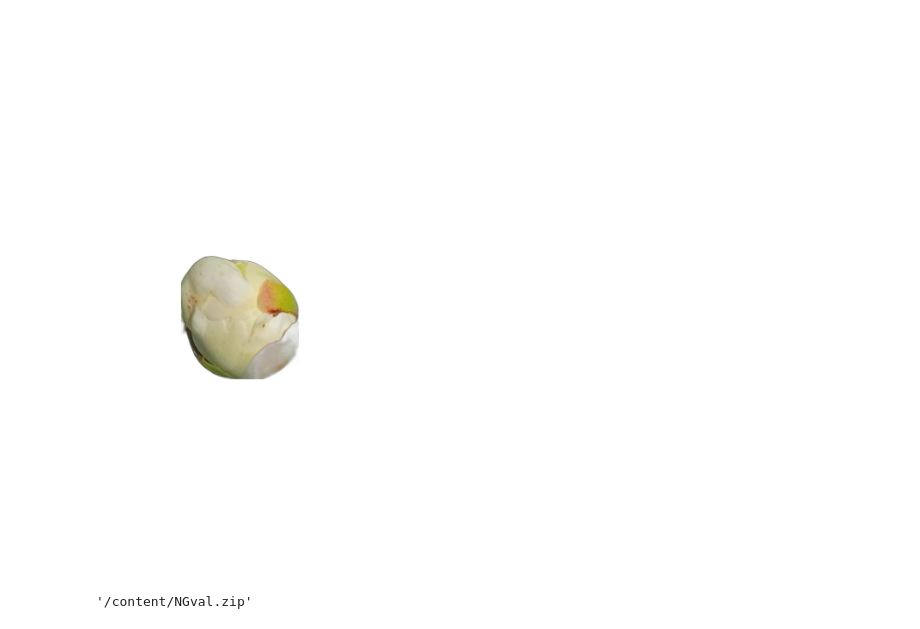
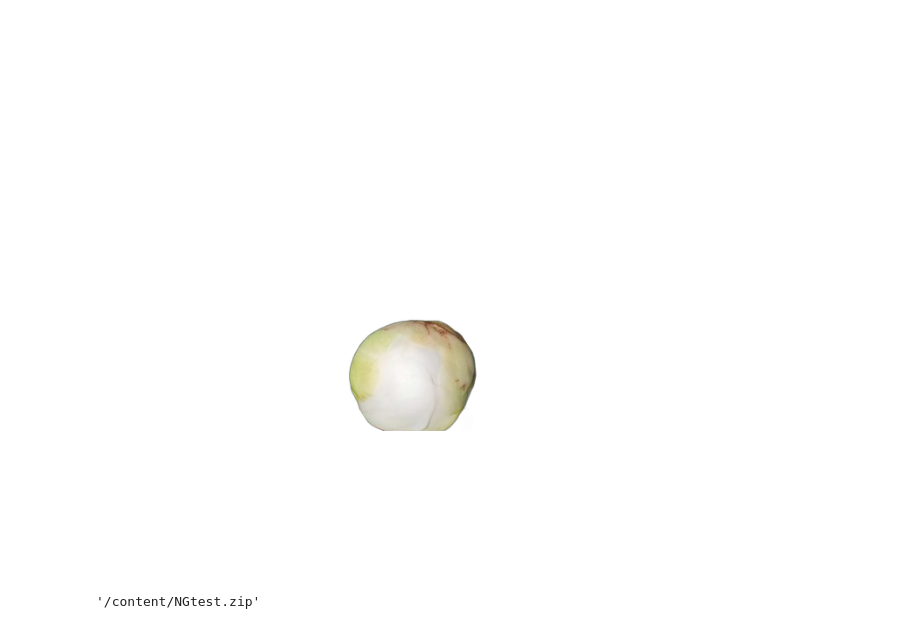
Before and after one commit to 1900690/image-movie-editing, a Jupyter notebook: 背景と合成.ipynb, the cells around one changed output. Cells and saved outputs as stored; diff of their text form; code cells hidden in the pictures.

```diff
--- a/背景と合成.ipynb
+++ b/背景と合成.ipynb
@@ -144,41 +144,41 @@ file_list_bimg = sorted(glob.glob('/content/back/*.jpg'))
 if os.path.exists('/content/output'):
     shutil.rmtree("/content/output")
 if not os.path.exists('/content/output'):
     os.makedirs('/content/output')
 
-count=1#画像の枚数
+count=100#画像の枚数
 
 for i in list(range(count)):
   fimg=random.choice(file_list_fimg)
   foward_image=cv2.imread(fimg, -1)
 
   if not os.path.exists('/content/back'):
     #黒背景に重ねる場合
     back_image=np.zeros((640,480,foward_image.shape[2]),np.uint8)
   else:
     bimg=random.choice(file_list_bimg)
     back_image=cv2.imread(bimg, -1)
 
   img = paste(
       foward_image,# 前景
       back_image,# 背景
       True,#縁膨張フラグ、
       True,#ランダム回転・移動フラグ
   )
   if not os.path.exists('/content/back'):
     cv2.imwrite('/content/output/black_'+os.path.splitext(os.path.basename(fimg))[0]+'.jpg', img)
   else:
     cv2.imwrite('/content/output/'+os.path.splitext(os.path.basename(bimg))[0]+'_'+os.path.splitext(os.path.basename(fimg))[0]+'.jpg', img)
 
 cv2_imshow(img)
 # %% [output]
-[figure, old version]
+[figure, new version]
 # %%
 #@markdown 作ったファイルをダウンロード
 import shutil
 import os
 from google.colab import files
 
-shutil.make_archive('/content/NGval', 'zip', '/content/output')
+shutil.make_archive('/content/NGtest', 'zip', '/content/output')
 # %% [output]
-'/content/NGval.zip'
+'/content/NGtest.zip'
```
Also changed, not shown: parts of 1 cell of this notebook.
